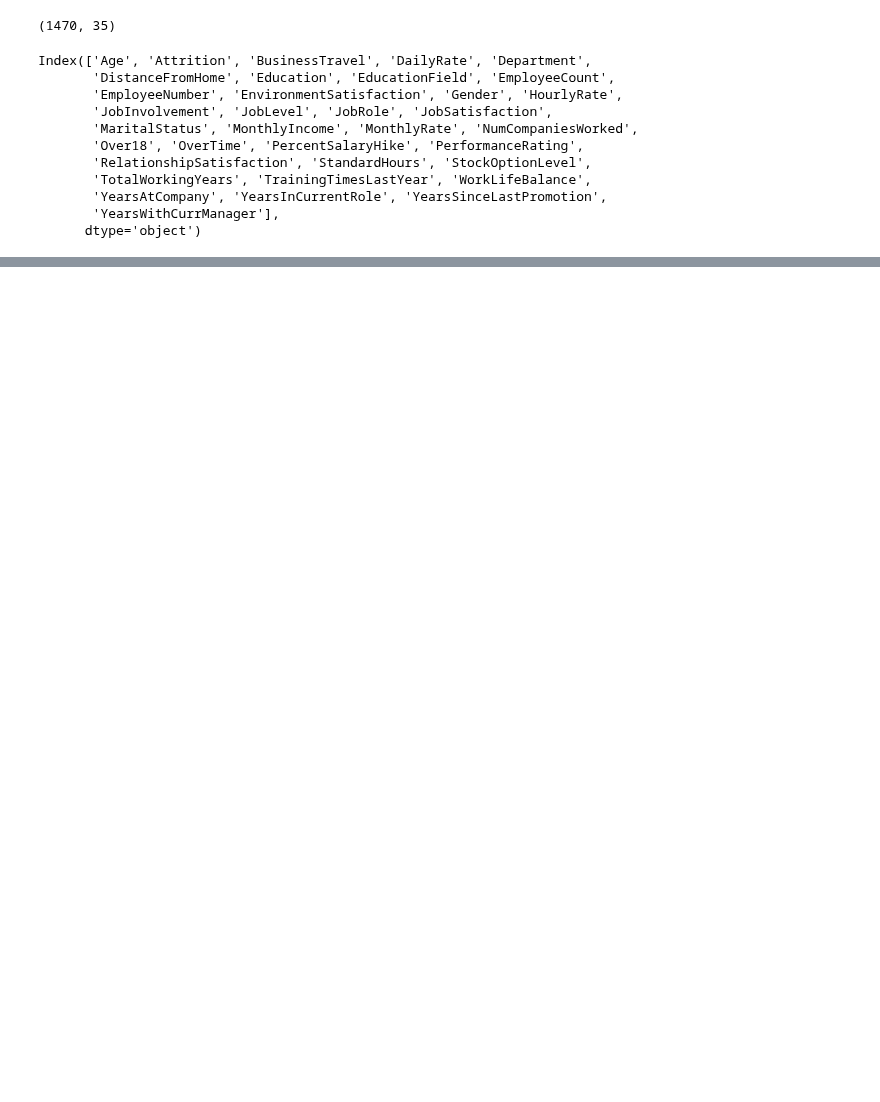
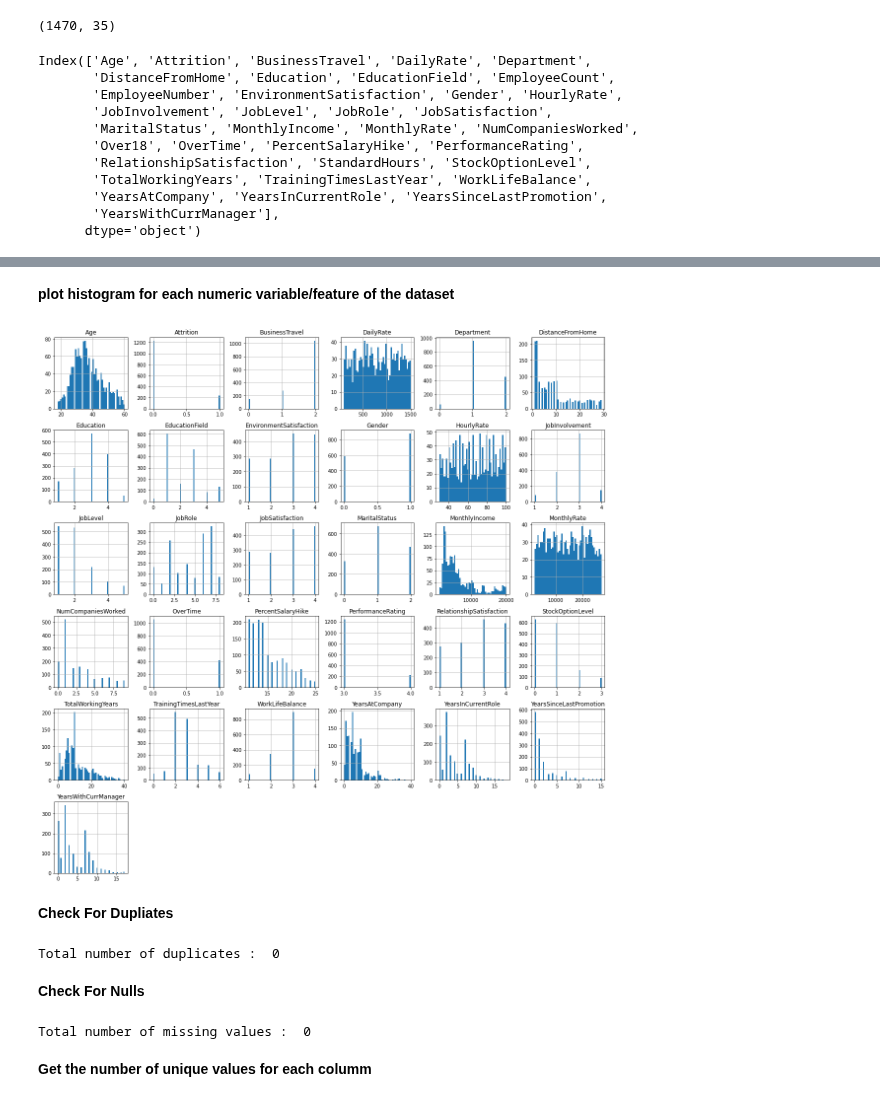
Before and after one commit to hebaashraf21/Employee_Attrition_Prediction, a Jupyter notebook: code/preprocessing.ipynb, the cells around one changed output, grey strips where cells are left out. Saved outputs shown, nothing was run; the diff lists cells and outputs as text; code cells hidden in the pictures; blank space fills up the shorter version.

```diff
--- a/code/preprocessing.ipynb
+++ b/code/preprocessing.ipynb
@@ -34,0 +95,22 @@ Index(['Age', 'Attrition', 'BusinessTravel', 'DailyRate', 'Department',
+# %% [markdown]
+**plot histogram for each numeric variable/feature of the dataset**
+# %%
+#plot histogram for each numeric variable/feature of the dataset
+dataset.hist(figsize=(20,20), bins=50)
+plt.show()
+# %% [output]
+[figure, added]
+# %% [markdown]
+**Check For Dupliates**
+# %%
+print("Total number of duplicates : ",dataset.duplicated().sum().sum())
+# %% [output]
+Total number of duplicates :  0
+# %% [markdown]
+**Check For Nulls**
+# %%
+print("Total number of missing values : " , dataset.isnull().sum().sum())
+# %% [output]
+Total number of missing values :  0
+# %% [markdown]
+**Get the number of unique values for each columm**
```
Also changed, not shown: parts of 71 cells of this notebook, 1 other file.
